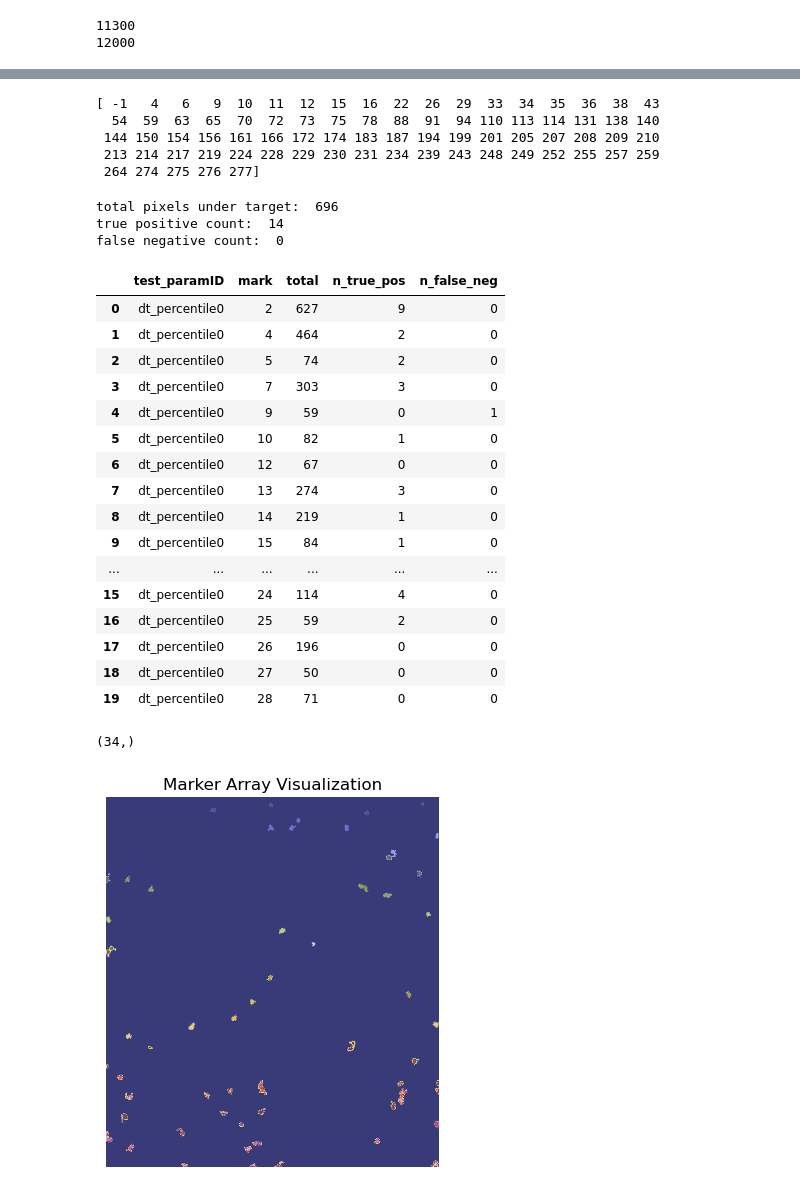
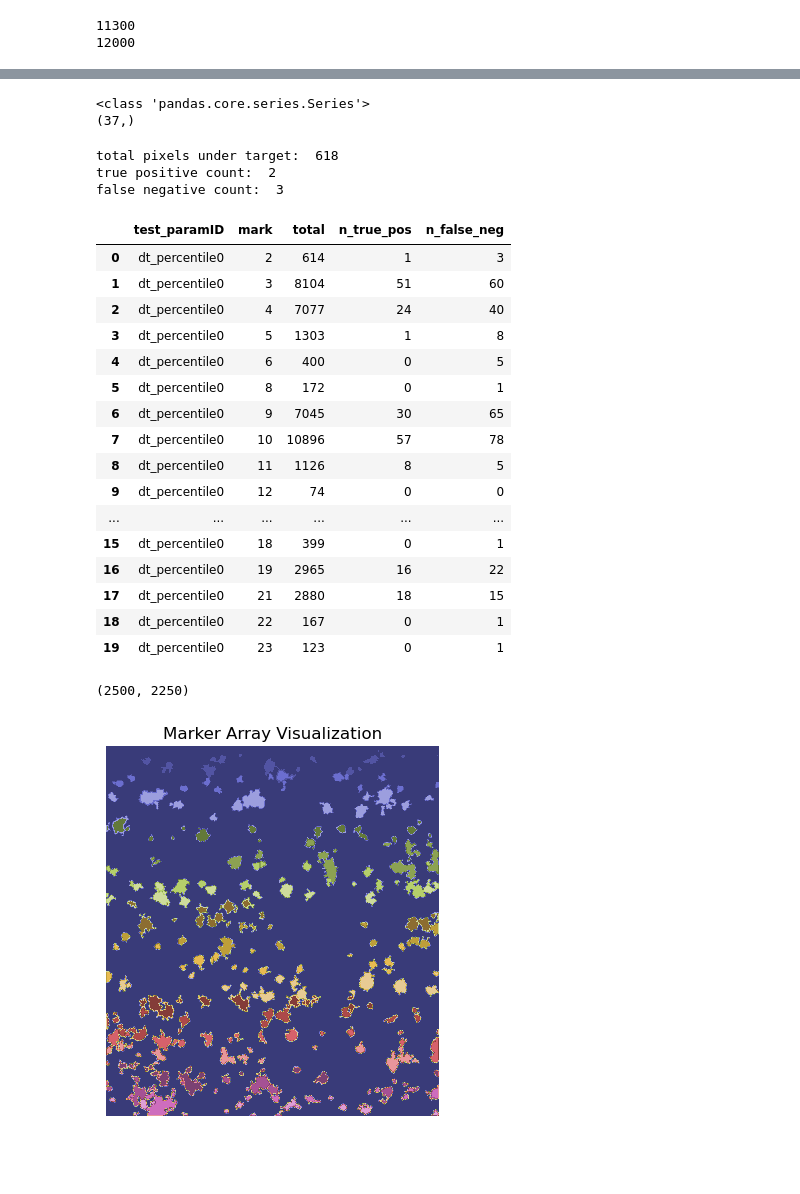
Before and after one commit to brigbrog/SpatialSegmentation, a Jupyter notebook: benchmarking/workflow_tester.ipynb, the cells around one changed output, grey strips where cells are left out. Cells and saved outputs as stored; diff of their text form; code cells hidden in the pictures; blank space fills up the shorter version.

```diff
--- a/benchmarking/workflow_tester.ipynb
+++ b/benchmarking/workflow_tester.ipynb
@@ -190,3 +196,9 @@ indicatorTester.negative_indicators.head()
 | 1 | STAT3 | 654 | 4 | neg |
 | 211 | SYNM | 610 | 13 | neg |
 | 134 | FARS2 | 597 | 11 | neg |
+# %%
+randomIndicator = RandomGrabIndicator(origin_csv = manager.origin_csv,
+                                      annotation = manager.annotation,
+                                      #n_neg=40,
+                                      x_win = x_win,
+                                      y_win = y_win)
@@ -193,6 +231,6 @@ indicatorTester.negative_indicators.head()
 # %%
 comparatorTester = Comparator(
-    indicator = indicatorTester,
+    indicator = randomIndicator,
     metadata = manager.metadata,
     markers = manager.markers,
     contours = manager.contours
@@ -261,53 +325,54 @@ print(len(indicatorTester.negative_indicators))
 #plt.axis('off')
 #plt.show()
 # %%
-print(np.unique(comparatorTester.markers[10]))
+print(type(comparatorTester.markers))
+print(comparatorTester.markers.shape)
+#print(np.unique(comparatorTester.markers[10]))
 # %% [output]
-[ -1   4   6   9  10  11  12  15  16  22  26  29  33  34  35  36  38  43
-  54  59  63  65  70  72  73  75  78  88  91  94 110 113 114 131 138 140
- 144 150 154 156 161 166 172 174 183 187 194 199 201 205 207 208 209 210
- 213 214 217 219 224 228 229 230 231 234 239 243 248 249 252 255 257 259
- 264 274 275 276 277]
+<class 'pandas.core.series.Series'>
+(37,)
 # %%
-tot, tp, fn = comparatorTester.count_marker_and_indicators(new_indic_mask,
+tot, tp, fn = comparatorTester.count_marker_and_indicators(random_mask_test,
                                                            comparatorTester.markers[10],
-                                                           target=10)
+                                                           target=9)
 print("total pixels under target: ", tot)
 print("true positive count: ", tp)
 print("false negative count: ", fn)
 # %% [output]
-total pixels under target:  696
-true positive count:  14
-false negative count:  0
+total pixels under target:  618
+true positive count:  2
+false negative count:  3
 # %%
-engine_res = comparatorTester.compare_engine(xrange= (0, 12001),
-                                             yrange = (0, 11301),
-                                             comparatorTester.indicator.indicators)
+engine_res = comparatorTester.compare_engine(
+                                             indicator_mask = random_mask_test
+                                             #comparatorTester.indicator.indicators)
+                                             )
 engine_res.head(20)
 # %% [output]
 |  | test_paramID | mark | total | n_true_pos | n_false_neg |
-| 0 | dt_percentile0 | 2 | 627 | 9 | 0 |
-| 1 | dt_percentile0 | 4 | 464 | 2 | 0 |
-| 2 | dt_percentile0 | 5 | 74 | 2 | 0 |
-| 3 | dt_percentile0 | 7 | 303 | 3 | 0 |
-| 4 | dt_percentile0 | 9 | 59 | 0 | 1 |
-| 5 | dt_percentile0 | 10 | 82 | 1 | 0 |
-| 6 | dt_percentile0 | 12 | 67 | 0 | 0 |
-| 7 | dt_percentile0 | 13 | 274 | 3 | 0 |
-| 8 | dt_percentile0 | 14 | 219 | 1 | 0 |
-| 9 | dt_percentile0 | 15 | 84 | 1 | 0 |
+| 0 | dt_percentile0 | 2 | 614 | 1 | 3 |
+| 1 | dt_percentile0 | 3 | 8104 | 51 | 60 |
+| 2 | dt_percentile0 | 4 | 7077 | 24 | 40 |
+| 3 | dt_percentile0 | 5 | 1303 | 1 | 8 |
+| 4 | dt_percentile0 | 6 | 400 | 0 | 5 |
+| 5 | dt_percentile0 | 8 | 172 | 0 | 1 |
+| 6 | dt_percentile0 | 9 | 7045 | 30 | 65 |
+| 7 | dt_percentile0 | 10 | 10896 | 57 | 78 |
+| 8 | dt_percentile0 | 11 | 1126 | 8 | 5 |
+| 9 | dt_percentile0 | 12 | 74 | 0 | 0 |
 | ... | ... | ... | ... | ... | ... |
-| 15 | dt_percentile0 | 24 | 114 | 4 | 0 |
-| 16 | dt_percentile0 | 25 | 59 | 2 | 0 |
-| 17 | dt_percentile0 | 26 | 196 | 0 | 0 |
-| 18 | dt_percentile0 | 27 | 50 | 0 | 0 |
-| 19 | dt_percentile0 | 28 | 71 | 0 | 0 |
+| 15 | dt_percentile0 | 18 | 399 | 0 | 1 |
+| 16 | dt_percentile0 | 19 | 2965 | 16 | 22 |
+| 17 | dt_percentile0 | 21 | 2880 | 18 | 15 |
+| 18 | dt_percentile0 | 22 | 167 | 0 | 1 |
+| 19 | dt_percentile0 | 23 | 123 | 0 | 1 |
 # %%
 engine_res.to_csv("/Users/brianbrogan/Desktop/KI24/figures/compare_engine_test.csv", index=False)
 # %%
-print(comparatorTester.markers.shape)
-manager.view_marker_array(marker_array=comparatorTester.markers[10])
+print(comparatorTester.markers[0].shape)
+manager.view_marker_array(marker_array=comparatorTester.markers[3])
+tiff.imwrite('/Users/brianbrogan/Desktop/KI24/figures/marker3.tiff', comparatorTester.markers[3])
 # %% [output]
-(34,)
+(2500, 2250)
-[figure, old version]
+[figure, new version]
 # %%
```
Also changed, not shown: parts of 11 cells of this notebook.
